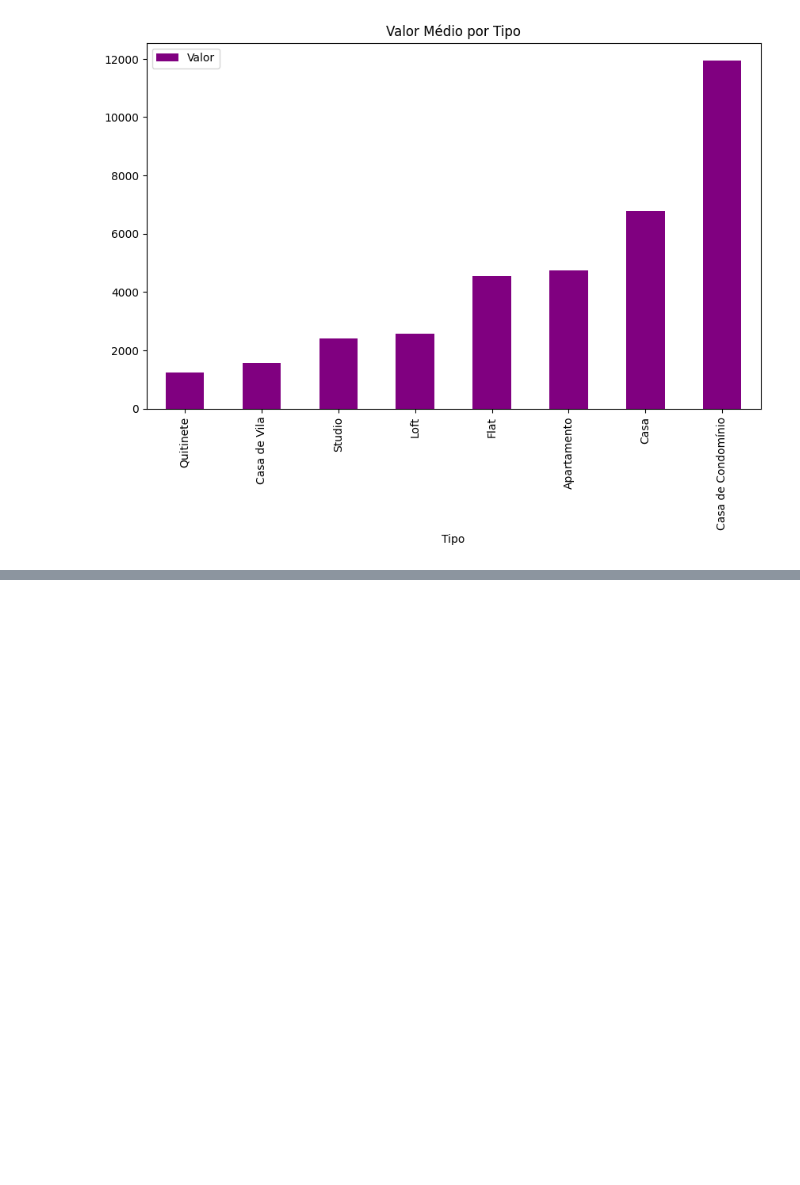
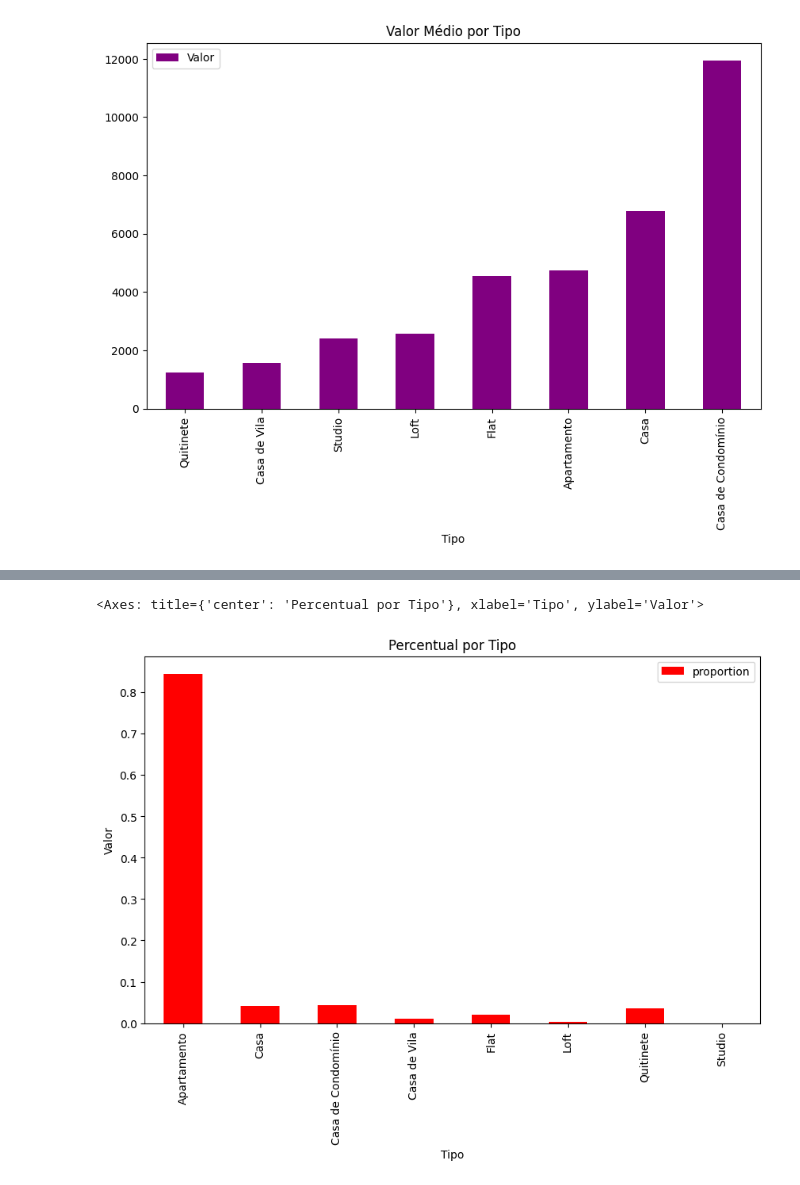
Before and after one commit to lu150ml/curso_pyton_coolab, a Jupyter notebook: Pandas.ipynb, the cells around one changed output, grey strips where cells are left out. Saved outputs shown, nothing was run; the diff lists cells and outputs as text; code cells hidden in the pictures; blank space fills up the shorter version.

```diff
--- a/Pandas.ipynb
+++ b/Pandas.ipynb
@@ -240,0 +254,7 @@ grafico.plot(kind='bar', title='Valor Médio por Tipo',figsize=(10,6),color='pur
+# %%
+df_percentual_tipo =dtc.Tipo.value_counts(normalize=True).to_frame().sort_values('Tipo')
+# %%
+df_percentual_tipo.plot(kind='bar', title='Percentual por Tipo', color= 'red', figsize=(10,6), xlabel='Tipo', ylabel='Valor')
+# %% [output]
+<Axes: title={'center': 'Percentual por Tipo'}, xlabel='Tipo', ylabel='Valor'>
+[figure, added]
```
Also changed, not shown: parts of 20 cells of this notebook.
